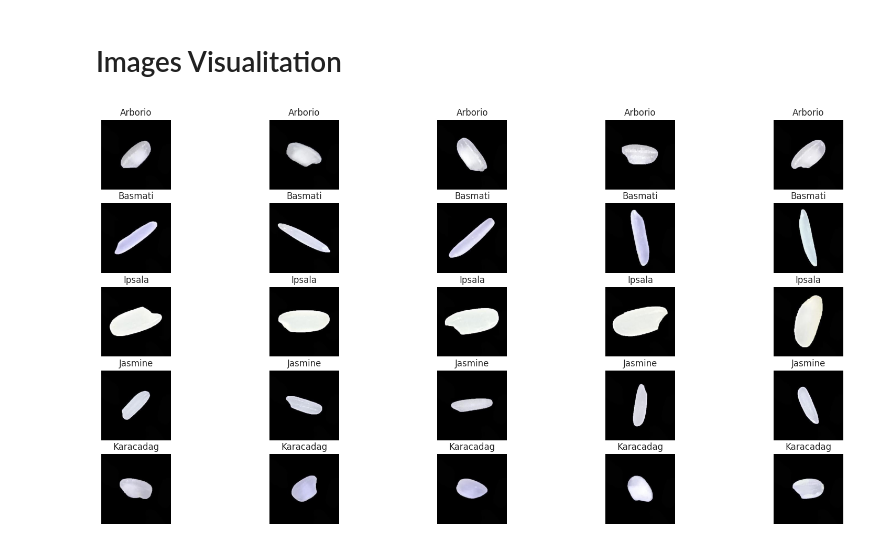
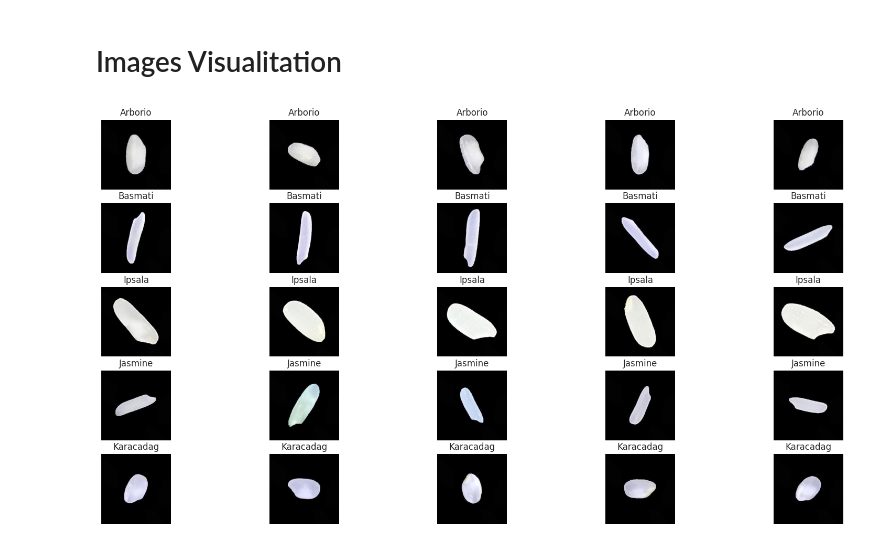
Before and after one commit to ZiberiaNn/rice_classification_cnn, a Jupyter notebook: 01 - Data_Visualitation.ipynb, the cells around one changed output. Cells and saved outputs as stored; diff of their text form; code cells hidden in the pictures.

Commit message:
Fix in Data Visualization dataset

```diff
--- a/01 - Data_Visualitation.ipynb
+++ b/01 - Data_Visualitation.ipynb
@@ -56,11 +64,14 @@ data_path= 'DeepLearning/Rice_Image_Dataset/'
+# %%
+data_path = '/content/Rice_Image_Dataset'
+data_path = pathlib.Path(data_path)
 # %%
 data_images=[]
 data_labels=[]
 for i in os.listdir(data_path):
-    full_path=os.path.join(data_path+i)
+    full_path=os.path.join(data_path, i) # Corrected here
     if(os.path.isdir(full_path)):
         for rice_image in os.listdir(full_path):
-            data_images.append(full_path+"/"+rice_image)
+            data_images.append(os.path.join(full_path, rice_image)) # Corrected here
             data_labels.append(i)
 # %%
 df=pd.DataFrame({"label":data_labels,"image":data_images})
@@ -130,19 +141,19 @@ plt.show()
 # Images Visualitation
 # %%
 import keras.utils as image
-fig=plt.figure(figsize=(20,10))
-count=0
+fig = plt.figure(figsize=(20,10))
+count = 0
 for j in range(5):
     for i in range(5):
-        ax=fig.add_subplot(5,5,j*5+1+i,xticks=[],yticks=[])
+        ax = fig.add_subplot(5, 5, j*5+1+i, xticks=[], yticks=[])
 
         plt.title(df_num["label"].iloc[j])
-        all_files=os.listdir(data_path+df_num["label"].iloc[j])
+        all_files = os.listdir((data_path / df_num["label"].iloc[j]).as_posix())
         plt.axis("off")
 
-        first_image_name=all_files[i]
-        ax.imshow(image.load_img(data_path+df_num["label"].iloc[j]+"/"+first_image_name))
+        first_image_name = all_files[i]
+        ax.imshow(image.load_img((data_path / df_num["label"].iloc[j] / first_image_name).as_posix()))
 
 plt.show()
 # %% [output]
-[figure, old version]
+[figure, new version]
```
Also changed, not shown: parts of 7 cells of this notebook.
